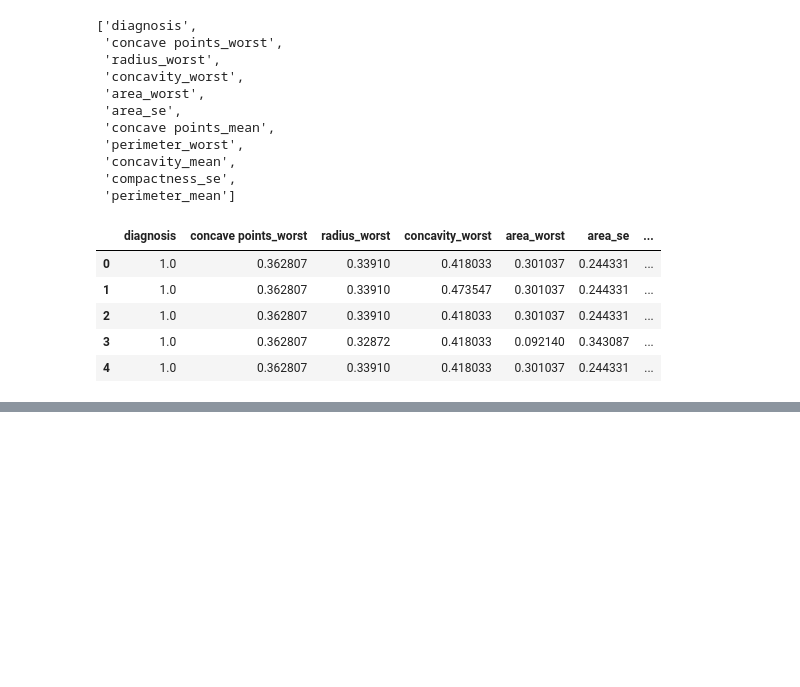
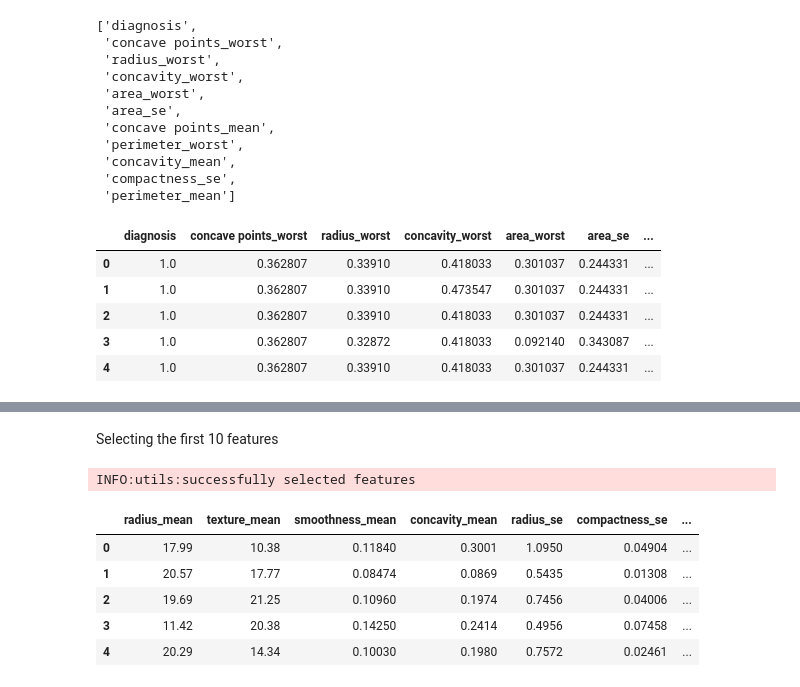
Before and after one commit to Stella-Mutacho/Machine-Learning-with-Causal_Inference, a Jupyter notebook: notebooks/eda.ipynb, the cells around one changed output, grey strips where cells are left out. Drawn from its saved outputs; the diff is of its cells as text; code cells hidden in the pictures; blank space fills up the shorter version.

```diff
--- a/notebooks/eda.ipynb
+++ b/notebooks/eda.ipynb
@@ -439,0 +473,13 @@ cleaning.save_clean(important_data)
+# %% [markdown]
+Selecting the first 10 features
+# %%
+selected_feat = utils.select_features_RFE(new_df, target_df, 10)
+selected_feat.head()
+# %% [output]
+INFO:utils:successfully selected features
+|  | radius_mean | texture_mean | smoothness_mean | concavity_mean | radius_se | compactness_se | ... |
+| 0 | 17.99 | 10.38 | 0.11840 | 0.3001 | 1.0950 | 0.04904 | ... |
+| 1 | 20.57 | 17.77 | 0.08474 | 0.0869 | 0.5435 | 0.01308 | ... |
+| 2 | 19.69 | 21.25 | 0.10960 | 0.1974 | 0.7456 | 0.04006 | ... |
+| 3 | 11.42 | 20.38 | 0.14250 | 0.2414 | 0.4956 | 0.07458 | ... |
+| 4 | 20.29 | 14.34 | 0.10030 | 0.1980 | 0.7572 | 0.02461 | ... |
```
Also changed, not shown: parts of 14 cells of this notebook.
